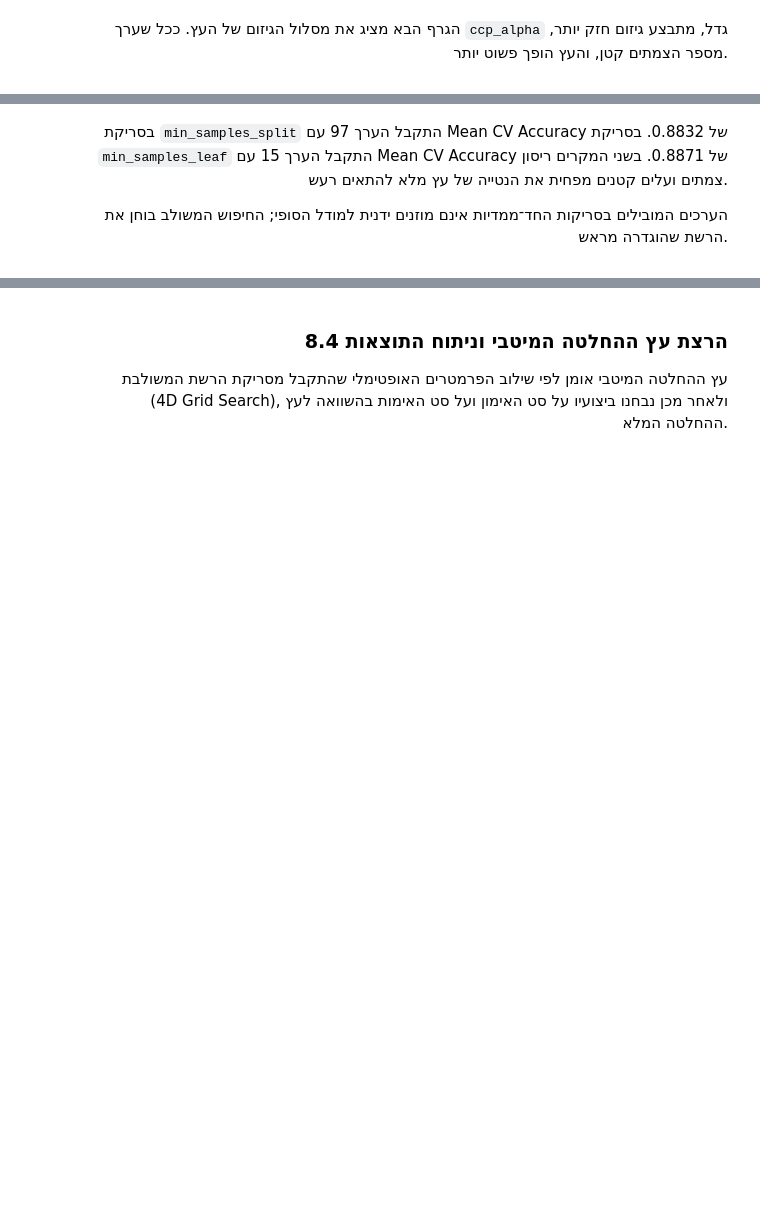
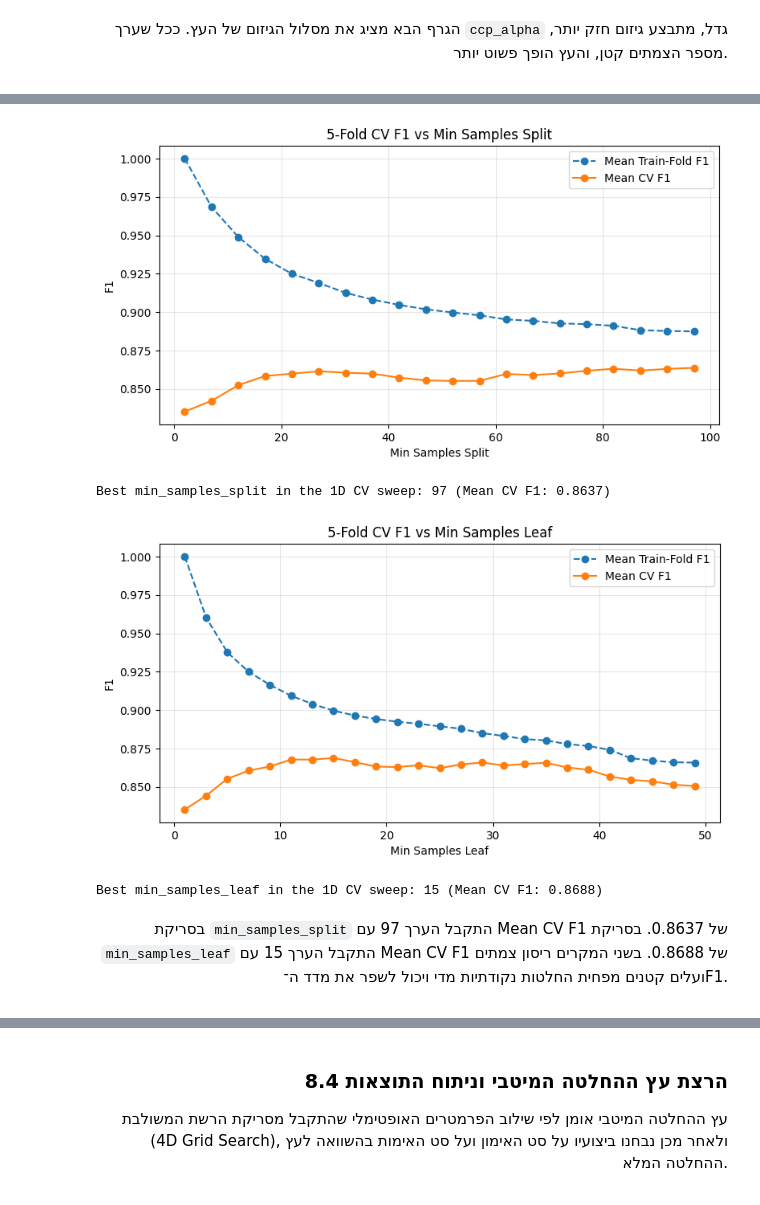
Before and after one commit to yaelelazari/ML_Project, a Jupyter notebook: Airline_Project_Part_B_Group3.ipynb, the cells around one changed output, grey strips where cells are left out. Drawn from its saved outputs; the diff is of its cells as text; code cells hidden in the pictures; blank space fills up the shorter version.

```diff
--- a/Airline_Project_Part_B_Group3.ipynb
+++ b/Airline_Project_Part_B_Group3.ipynb
@@ -995,43 +1120,46 @@ print(f"Best ccp_alpha in the 1D CV sweep: {best_ccp_alpha:.6f} (Mean CV Accurac
 # %%
 min_samples_split_list = np.arange(2, 101, 5)
 min_samples_split_sweep = run_dt_1d_sweep("min_samples_split", min_samples_split_list)
 
 plt.figure(figsize=(9, 4.5))
-plt.plot(min_samples_split_sweep["Value"], min_samples_split_sweep["Mean Train-Fold Accuracy"], marker="o", linestyle="--", label="Mean Train-Fold Accuracy")
-plt.plot(min_samples_split_sweep["Value"], min_samples_split_sweep["Mean CV Accuracy"], marker="o", label="Mean CV Accuracy")
+plt.plot(min_samples_split_sweep["Value"], min_samples_split_sweep["Mean Train-Fold F1"], marker="o", linestyle="--", label="Mean Train-Fold F1")
+plt.plot(min_samples_split_sweep["Value"], min_samples_split_sweep["Mean CV F1"], marker="o", label="Mean CV F1")
 plt.xlabel("Min Samples Split")
-plt.ylabel("Accuracy")
-plt.title("5-Fold CV Accuracy vs Min Samples Split")
+plt.ylabel("F1")
+plt.title("5-Fold CV F1 vs Min Samples Split")
 plt.legend()
 plt.grid(alpha=0.3)
 plt.show()
 
-best_split_row = min_samples_split_sweep.loc[min_samples_split_sweep["Mean CV Accuracy"].idxmax()]
+best_split_row = min_samples_split_sweep.loc[min_samples_split_sweep["Mean CV F1"].idxmax()]
 best_split_val = int(best_split_row["Value"])
-print(f"Best min_samples_split in the 1D CV sweep: {best_split_val} (Mean CV Accuracy: {best_split_row['Mean CV Accuracy']:.4f})")
+print(f"Best min_samples_split in the 1D CV sweep: {best_split_val} (Mean CV F1: {best_split_row['Mean CV F1']:.4f})")
 
 min_samples_leaf_list = np.arange(1, 51, 2)
 min_samples_leaf_sweep = run_dt_1d_sweep("min_samples_leaf", min_samples_leaf_list)
 
 plt.figure(figsize=(9, 4.5))
-plt.plot(min_samples_leaf_sweep["Value"], min_samples_leaf_sweep["Mean Train-Fold Accuracy"], marker="o", linestyle="--", label="Mean Train-Fold Accuracy")
-plt.plot(min_samples_leaf_sweep["Value"], min_samples_leaf_sweep["Mean CV Accuracy"], marker="o", label="Mean CV Accuracy")
+plt.plot(min_samples_leaf_sweep["Value"], min_samples_leaf_sweep["Mean Train-Fold F1"], marker="o", linestyle="--", label="Mean Train-Fold F1")
+plt.plot(min_samples_leaf_sweep["Value"], min_samples_leaf_sweep["Mean CV F1"], marker="o", label="Mean CV F1")
 plt.xlabel("Min Samples Leaf")
-plt.ylabel("Accuracy")
-plt.title("5-Fold CV Accuracy vs Min Samples Leaf")
+plt.ylabel("F1")
+plt.title("5-Fold CV F1 vs Min Samples Leaf")
 plt.legend()
 plt.grid(alpha=0.3)
 plt.show()
 
-best_leaf_row = min_samples_leaf_sweep.loc[min_samples_leaf_sweep["Mean CV Accuracy"].idxmax()]
+best_leaf_row = min_samples_leaf_sweep.loc[min_samples_leaf_sweep["Mean CV F1"].idxmax()]
 best_leaf_val = int(best_leaf_row["Value"])
-print(f"Best min_samples_leaf in the 1D CV sweep: {best_leaf_val} (Mean CV Accuracy: {best_leaf_row['Mean CV Accuracy']:.4f})")
+print(f"Best min_samples_leaf in the 1D CV sweep: {best_leaf_val} (Mean CV F1: {best_leaf_row['Mean CV F1']:.4f})")
+# %% [output]
+[figure, added]
+Best min_samples_split in the 1D CV sweep: 97 (Mean CV F1: 0.8637)
+[figure, added]
+Best min_samples_leaf in the 1D CV sweep: 15 (Mean CV F1: 0.8688)
 # %% [markdown]
 <div dir="rtl" style="text-align: right;">
 
-בסריקת `min_samples_split` התקבל הערך 97 עם Mean CV Accuracy של 0.8832. בסריקת `min_samples_leaf` התקבל הערך 15 עם Mean CV Accuracy של 0.8871. בשני המקרים ריסון צמתים ועלים קטנים מפחית את הנטייה של עץ מלא להתאים רעש.
-
-הערכים המובילים בסריקות החד־ממדיות אינם מוזנים ידנית למודל הסופי; החיפוש המשולב בוחן את הרשת שהוגדרה מראש.
+בסריקת `min_samples_split` התקבל הערך 97 עם Mean CV F1 של 0.8637. בסריקת `min_samples_leaf` התקבל הערך 15 עם Mean CV F1 של 0.8688. בשני המקרים ריסון צמתים ועלים קטנים מפחית החלטות נקודתיות מדי ויכול לשפר את מדד ה־F1.
 
 </div>
 # %%
```
Also changed, not shown: parts of 56 cells of this notebook.
